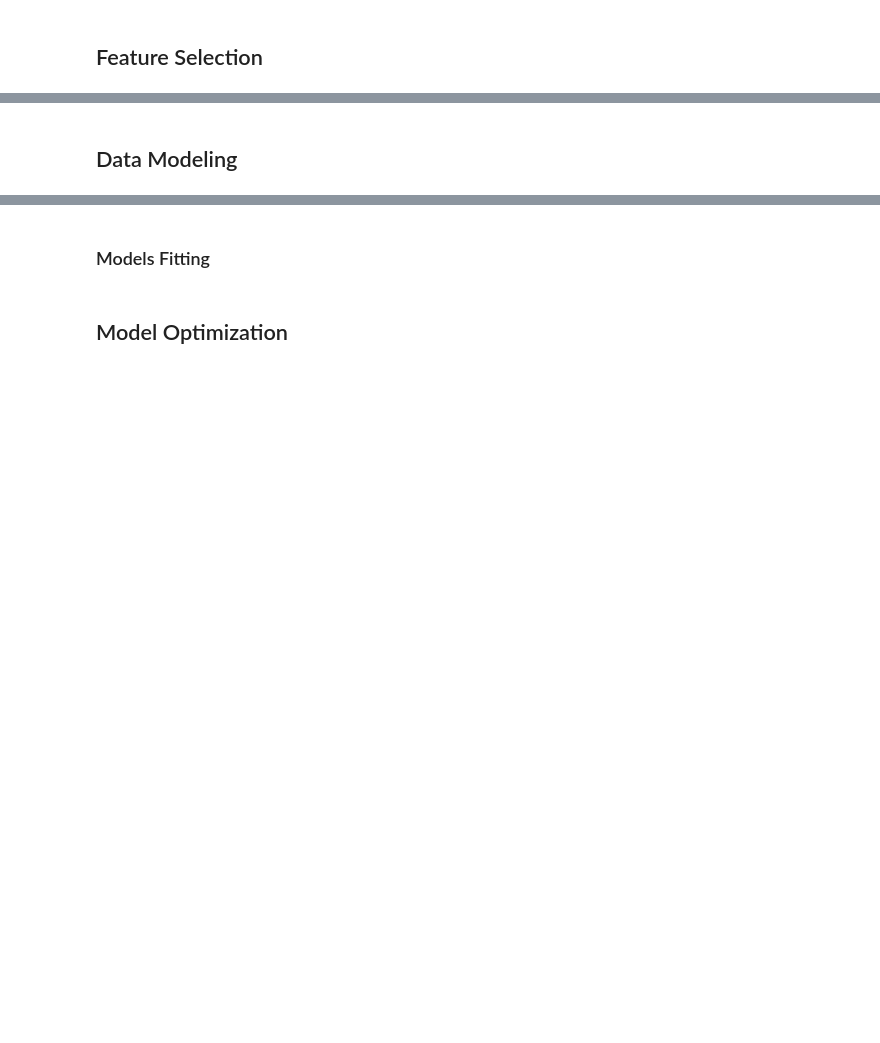
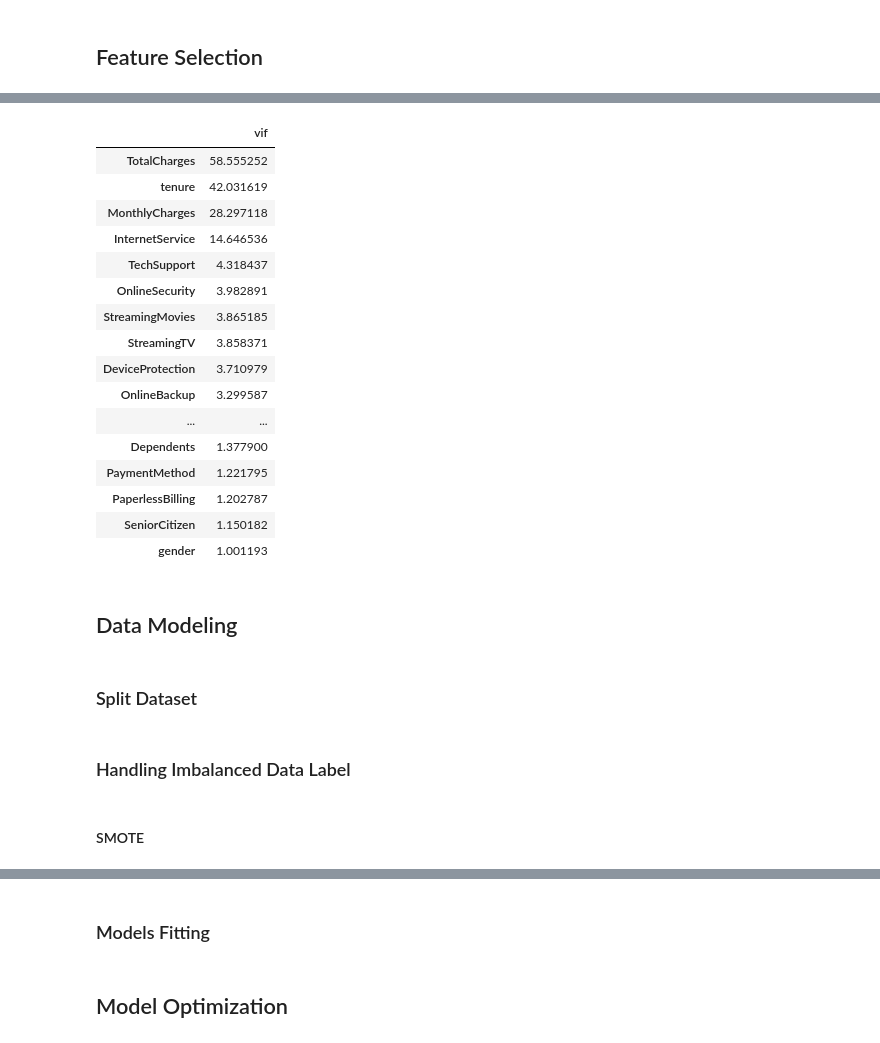
Before and after one commit to Agungvpzz/Telco-Churn-Analysis, a Jupyter notebook: Telco Churn Predictive Modeling.ipynb, the cells around one changed output, grey strips where cells are left out. Drawn from its saved outputs; the diff is of its cells as text; code cells hidden in the pictures; blank space fills up the shorter version.

```diff
--- a/Telco Churn Predictive Modeling.ipynb
+++ b/Telco Churn Predictive Modeling.ipynb
@@ -211,2 +252,24 @@ vif(df_processed[payments_cols + ['Churn']], 'Churn')
+# %%
+vif(df, 'Churn')
+# %% [output]
+|  | vif |
+| TotalCharges | 58.555252 |
+| tenure | 42.031619 |
+| MonthlyCharges | 28.297118 |
+| InternetService | 14.646536 |
+| TechSupport | 4.318437 |
+| OnlineSecurity | 3.982891 |
+| StreamingMovies | 3.865185 |
+| StreamingTV | 3.858371 |
+| DeviceProtection | 3.710979 |
+| OnlineBackup | 3.299587 |
+| ... | ... |
+| Dependents | 1.377900 |
+| PaymentMethod | 1.221795 |
+| PaperlessBilling | 1.202787 |
+| SeniorCitizen | 1.150182 |
+| gender | 1.001193 |
 # %% [markdown]
 ## Data Modeling
+# %% [markdown]
+### Split Dataset
@@ -212,0 +279,4 @@ vif(df_processed[payments_cols + ['Churn']], 'Churn')
+# %% [markdown]
+### Handling Imbalanced Data Label
+# %% [markdown]
+#### SMOTE
```
Also changed, not shown: parts of 28 cells of this notebook.
